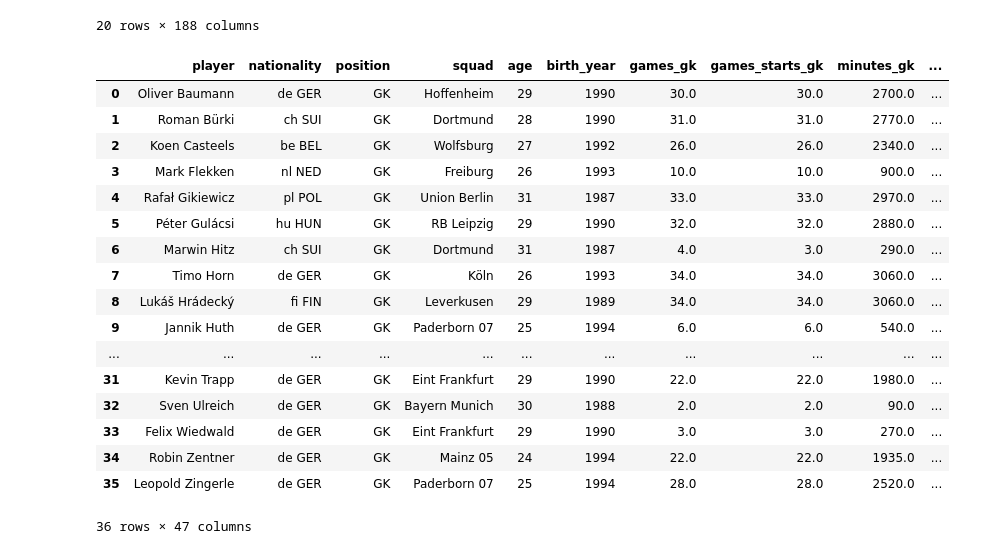
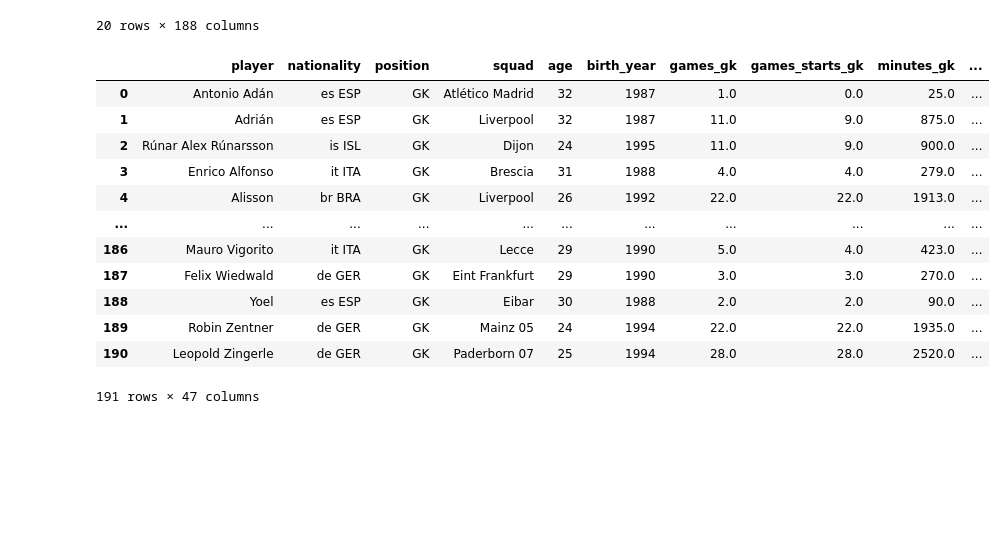
Before and after one commit to parth1902/Scrape-FBref-data, a Jupyter notebook: Scrape_FBref.ipynb, the cells around one changed output. Saved outputs shown, nothing was run; the diff lists cells and outputs as text; code cells hidden in the pictures; blank space fills up the shorter version.

```diff
--- a/Scrape_FBref.ipynb
+++ b/Scrape_FBref.ipynb
@@ -202,27 +202,22 @@ df_team
 20 rows × 188 columns
 # %%
 #Similar for keepers like above
-df_keeper = get_keeper_data('https://fbref.com/en/comps/20/','/Bundesliga-Stats')
+df_keeper = get_keeper_data('https://fbref.com/en/comps/Big5/','/players/Big-5-European-Leagues-Stats')
 df_keeper
 # %% [output]
 |  | player | nationality | position | squad | age | birth_year | games_gk | games_starts_gk | minutes_gk | ... |
-| 0 | Oliver Baumann | de GER | GK | Hoffenheim | 29 | 1990 | 30.0 | 30.0 | 2700.0 | ... |
-| 1 | Roman Bürki | ch SUI | GK | Dortmund | 28 | 1990 | 31.0 | 31.0 | 2770.0 | ... |
-| 2 | Koen Casteels | be BEL | GK | Wolfsburg | 27 | 1992 | 26.0 | 26.0 | 2340.0 | ... |
-| 3 | Mark Flekken | nl NED | GK | Freiburg | 26 | 1993 | 10.0 | 10.0 | 900.0 | ... |
-| 4 | Rafał Gikiewicz | pl POL | GK | Union Berlin | 31 | 1987 | 33.0 | 33.0 | 2970.0 | ... |
-| 5 | Péter Gulácsi | hu HUN | GK | RB Leipzig | 29 | 1990 | 32.0 | 32.0 | 2880.0 | ... |
-| 6 | Marwin Hitz | ch SUI | GK | Dortmund | 31 | 1987 | 4.0 | 3.0 | 290.0 | ... |
-| 7 | Timo Horn | de GER | GK | Köln | 26 | 1993 | 34.0 | 34.0 | 3060.0 | ... |
-| 8 | Lukáš Hrádecký | fi FIN | GK | Leverkusen | 29 | 1989 | 34.0 | 34.0 | 3060.0 | ... |
-| 9 | Jannik Huth | de GER | GK | Paderborn 07 | 25 | 1994 | 6.0 | 6.0 | 540.0 | ... |
+| 0 | Antonio Adán | es ESP | GK | Atlético Madrid | 32 | 1987 | 1.0 | 0.0 | 25.0 | ... |
+| 1 | Adrián | es ESP | GK | Liverpool | 32 | 1987 | 11.0 | 9.0 | 875.0 | ... |
+| 2 | Rúnar Alex Rúnarsson | is ISL | GK | Dijon | 24 | 1995 | 11.0 | 9.0 | 900.0 | ... |
+| 3 | Enrico Alfonso | it ITA | GK | Brescia | 31 | 1988 | 4.0 | 4.0 | 279.0 | ... |
+| 4 | Alisson | br BRA | GK | Liverpool | 26 | 1992 | 22.0 | 22.0 | 1913.0 | ... |
 | ... | ... | ... | ... | ... | ... | ... | ... | ... | ... | ... |
-| 31 | Kevin Trapp | de GER | GK | Eint Frankfurt | 29 | 1990 | 22.0 | 22.0 | 1980.0 | ... |
-| 32 | Sven Ulreich | de GER | GK | Bayern Munich | 30 | 1988 | 2.0 | 2.0 | 90.0 | ... |
-| 33 | Felix Wiedwald | de GER | GK | Eint Frankfurt | 29 | 1990 | 3.0 | 3.0 | 270.0 | ... |
-| 34 | Robin Zentner | de GER | GK | Mainz 05 | 24 | 1994 | 22.0 | 22.0 | 1935.0 | ... |
-| 35 | Leopold Zingerle | de GER | GK | Paderborn 07 | 25 | 1994 | 28.0 | 28.0 | 2520.0 | ... |
+| 186 | Mauro Vigorito | it ITA | GK | Lecce | 29 | 1990 | 5.0 | 4.0 | 423.0 | ... |
+| 187 | Felix Wiedwald | de GER | GK | Eint Frankfurt | 29 | 1990 | 3.0 | 3.0 | 270.0 | ... |
+| 188 | Yoel | es ESP | GK | Eibar | 30 | 1988 | 2.0 | 2.0 | 90.0 | ... |
+| 189 | Robin Zentner | de GER | GK | Mainz 05 | 24 | 1994 | 22.0 | 22.0 | 1935.0 | ... |
+| 190 | Leopold Zingerle | de GER | GK | Paderborn 07 | 25 | 1994 | 28.0 | 28.0 | 2520.0 | ... |
-36 rows × 47 columns
+191 rows × 47 columns
 # %%
 #Save csv file to Desktop
 df_outfield.to_csv('PL1920_Outfield.csv', sep='\t')
```
